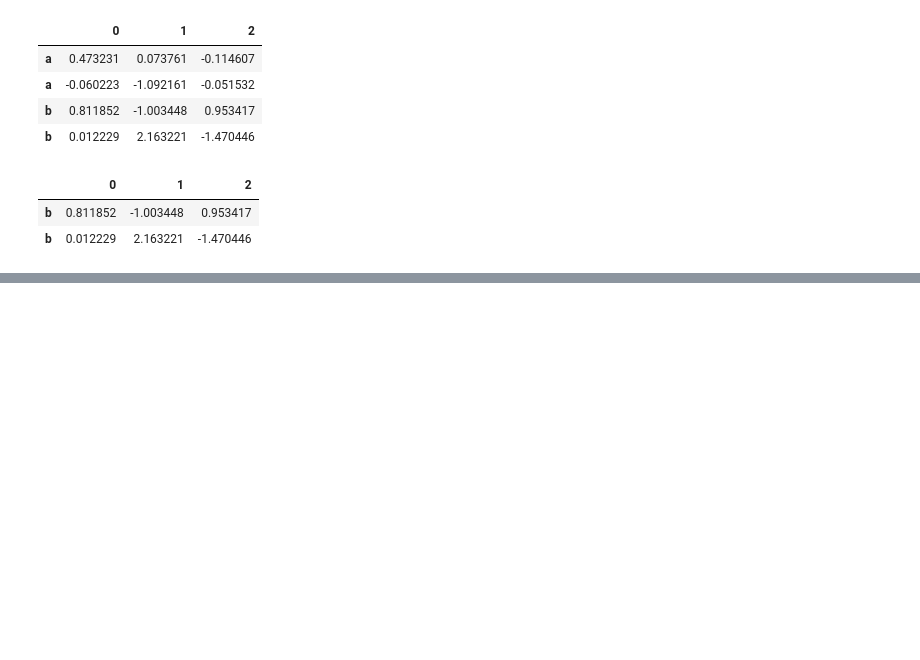
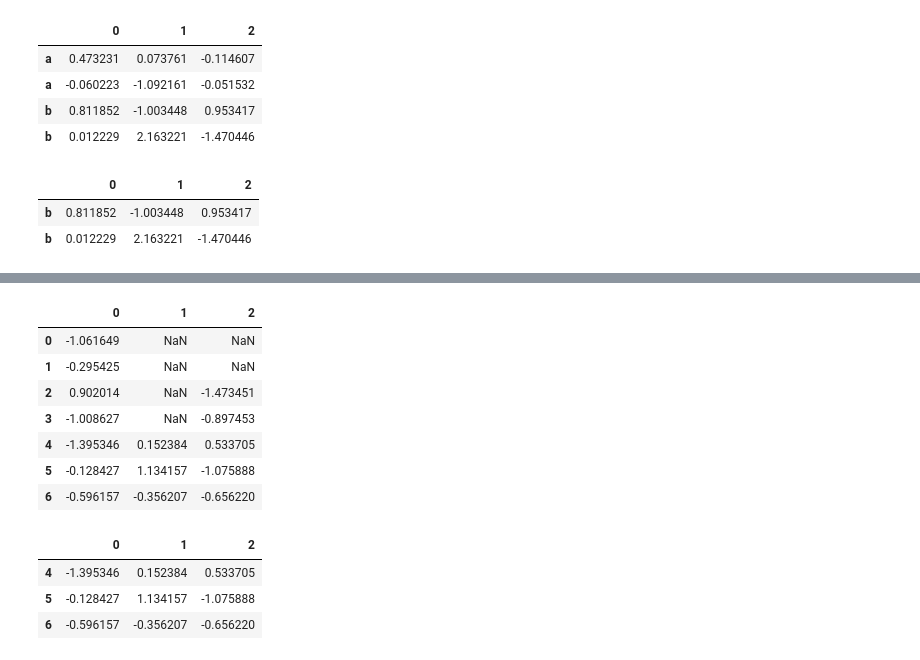
Before and after one commit to 10-m/langs, a Jupyter notebook: python/books/python_for_data_analysis/chapter5_Pandas.ipynb, the cells around one changed output, grey strips where cells are left out. Cells and saved outputs as stored; diff of their text form; code cells hidden in the pictures; blank space fills up the shorter version.

```diff
--- a/python/books/python_for_data_analysis/chapter5_Pandas.ipynb
+++ b/python/books/python_for_data_analysis/chapter5_Pandas.ipynb
@@ -1018,0 +1272,20 @@ df.loc['b']
+# %%
+df = DataFrame(np.random.randn(7, 3))
+df.iloc[:4, 1] = NA; df.iloc[:2, 2] = NA
+df
+# %% [output]
+|  | 0 | 1 | 2 |
+| 0 | -1.061649 | NaN | NaN |
+| 1 | -0.295425 | NaN | NaN |
+| 2 | 0.902014 | NaN | -1.473451 |
+| 3 | -1.008627 | NaN | -0.897453 |
+| 4 | -1.395346 | 0.152384 | 0.533705 |
+| 5 | -0.128427 | 1.134157 | -1.075888 |
+| 6 | -0.596157 | -0.356207 | -0.656220 |
+# %%
+df.dropna(thresh=3)
+# %% [output]
+|  | 0 | 1 | 2 |
+| 4 | -1.395346 | 0.152384 | 0.533705 |
+| 5 | -0.128427 | 1.134157 | -1.075888 |
+| 6 | -0.596157 | -0.356207 | -0.656220 |
```
Also changed, not shown: parts of 31 cells of this notebook, 5 other files.
